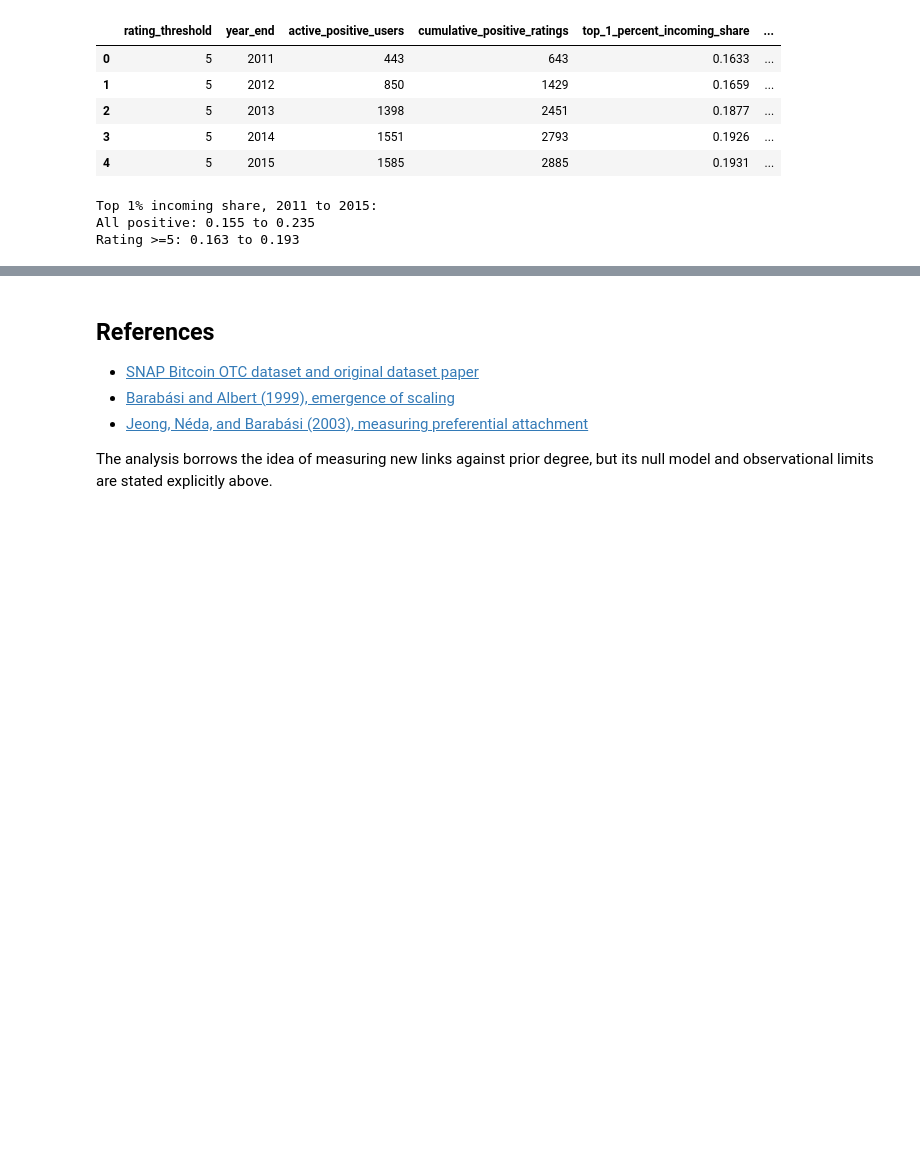
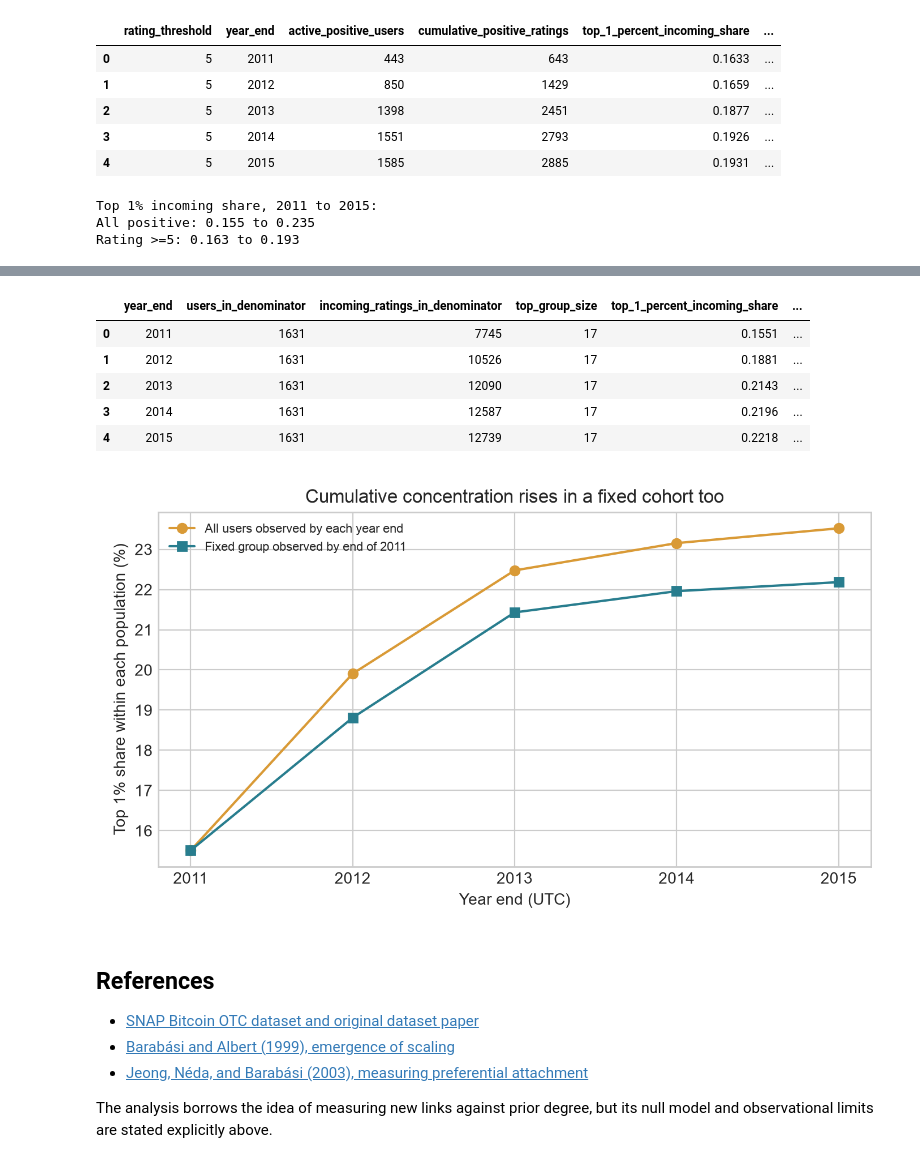
Before and after one commit to O-2wice/bitcoin-otc-trust-network-science, a Jupyter notebook: notebooks/03_temporal_rating_accumulation.ipynb, the cells around one changed output, grey strips where cells are left out. Saved outputs shown, nothing was run; the diff lists cells and outputs as text; code cells hidden in the pictures; blank space fills up the shorter version.

```diff
--- a/notebooks/03_temporal_rating_accumulation.ipynb
+++ b/notebooks/03_temporal_rating_accumulation.ipynb
@@ -94,3 +206,15 @@ Rating >=5: 0.163 to 0.193
+# %%
+display(fixed_cohort.round(4))
+display(Image(filename=str(SENSITIVITY / 'fixed_cohort_concentration.png')))
+assert fixed_cohort.users_in_denominator.nunique() == 1
+# %% [output]
+|  | year_end | users_in_denominator | incoming_ratings_in_denominator | top_group_size | top_1_percent_incoming_share | ... |
+| 0 | 2011 | 1631 | 7745 | 17 | 0.1551 | ... |
+| 1 | 2012 | 1631 | 10526 | 17 | 0.1881 | ... |
+| 2 | 2013 | 1631 | 12090 | 17 | 0.2143 | ... |
+| 3 | 2014 | 1631 | 12587 | 17 | 0.2196 | ... |
+| 4 | 2015 | 1631 | 12739 | 17 | 0.2218 | ... |
+[figure, added]
 # %% [markdown]
 ## References
 
```
Also changed, not shown: parts of 13 cells of this notebook, 38 other files.
